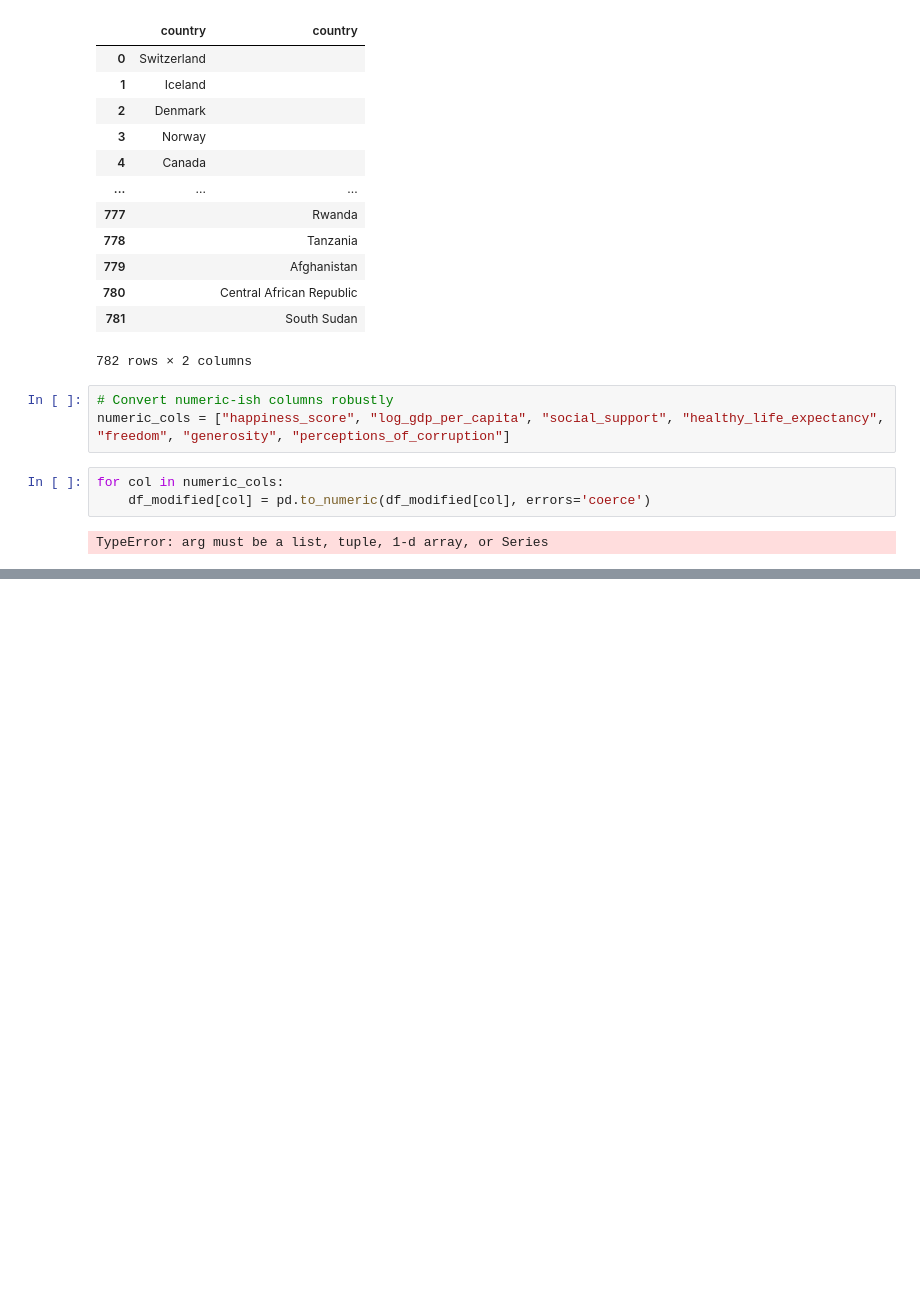
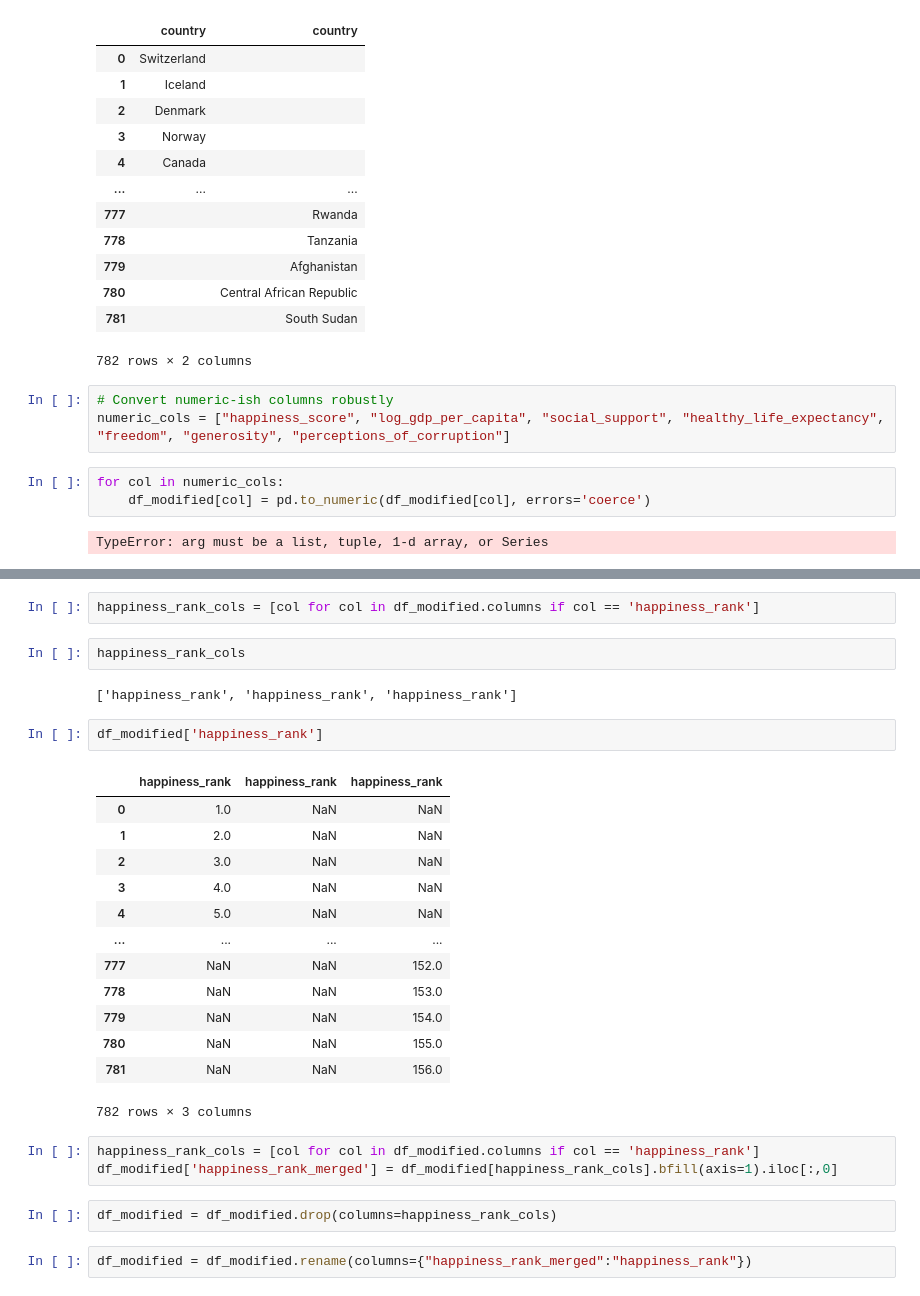
Before and after one commit to syed199921/EDA-on-World-Happiness-Dataset, a Jupyter notebook: eda/eda_world_happiness.ipynb, the cells around one changed output, grey strips where cells are left out. Saved outputs shown, nothing was run; the diff lists cells and outputs as text; blank space fills up the shorter version.

```diff
--- a/eda/eda_world_happiness.ipynb
+++ b/eda/eda_world_happiness.ipynb
@@ -299,0 +343,29 @@ NameError: name 'happniess_score_cols' is not defined
+# %%
+happiness_rank_cols = [col for col in df_modified.columns if col == 'happiness_rank']
+# %%
+happiness_rank_cols
+# %% [output]
+['happiness_rank', 'happiness_rank', 'happiness_rank']
+# %%
+df_modified['happiness_rank']
+# %% [output]
+|  | happiness_rank | happiness_rank | happiness_rank |
+| 0 | 1.0 | NaN | NaN |
+| 1 | 2.0 | NaN | NaN |
+| 2 | 3.0 | NaN | NaN |
+| 3 | 4.0 | NaN | NaN |
+| 4 | 5.0 | NaN | NaN |
+| ... | ... | ... | ... |
+| 777 | NaN | NaN | 152.0 |
+| 778 | NaN | NaN | 153.0 |
+| 779 | NaN | NaN | 154.0 |
+| 780 | NaN | NaN | 155.0 |
+| 781 | NaN | NaN | 156.0 |
+782 rows × 3 columns
+# %%
+happiness_rank_cols = [col for col in df_modified.columns if col == 'happiness_rank']
+df_modified['happiness_rank_merged'] = df_modified[happiness_rank_cols].bfill(axis=1).iloc[:,0]
+# %%
+df_modified = df_modified.drop(columns=happiness_rank_cols)
+# %%
+df_modified = df_modified.rename(columns={"happiness_rank_merged":"happiness_rank"})
```
Also changed, not shown: parts of 25 cells of this notebook.
